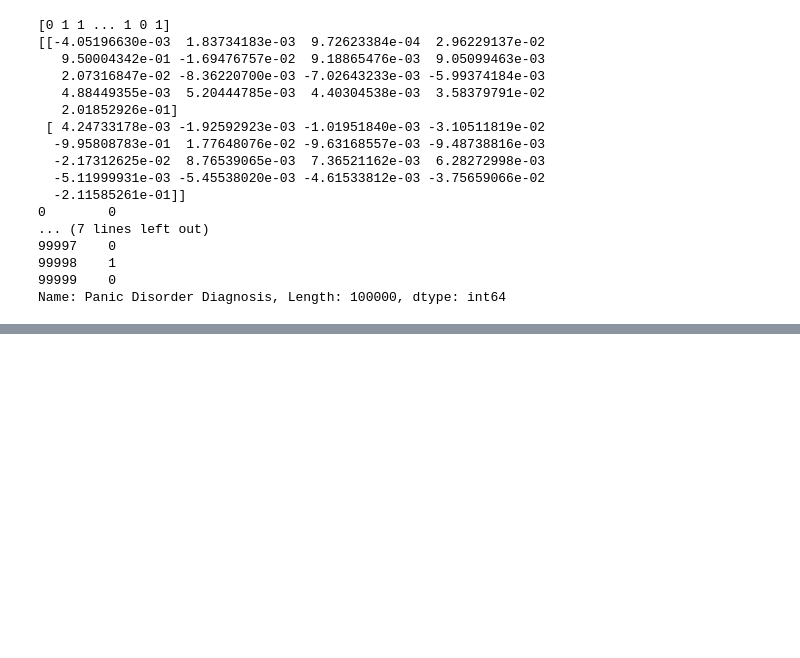
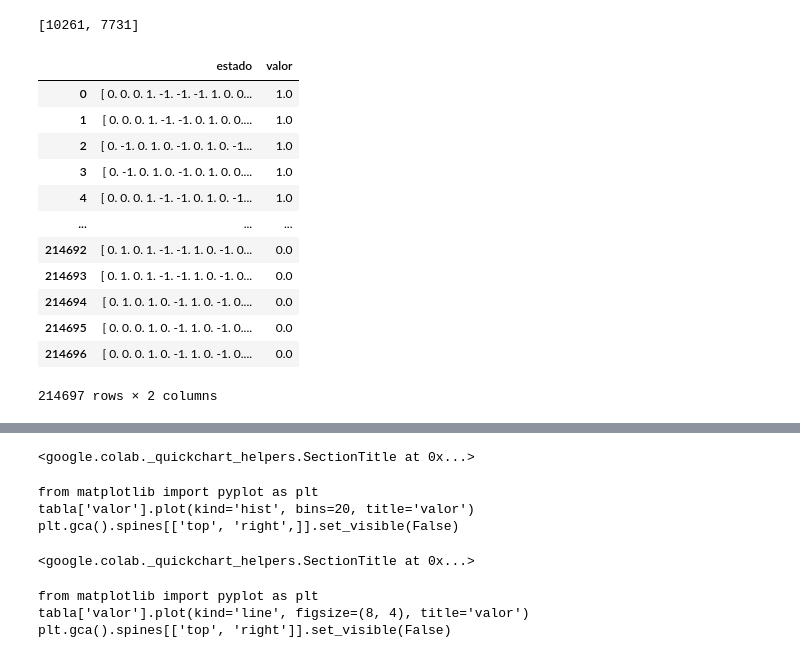
Before and after one commit to GallardoCoriaMarcelo/Laboratorios, a Jupyter notebook: 2do_Parcial.ipynb, the cells around one changed output, grey strips where cells are left out. Cells and saved outputs as stored; diff of their text form; code cells hidden in the pictures; blank space fills up the shorter version.

```diff
--- a/2do_Parcial.ipynb
+++ b/2do_Parcial.ipynb
@@ -266,38 +2,0 @@ print(data_scaled2)
-# %%
-from sklearn.cluster import KMeans
-
-# Definir el número de clusters deseado
-k = 2
-
-# Inicializar el modelo KMeans
-kmeans = KMeans(n_clusters=k, random_state=42)
-
-# Entrenar el modelo (sin utilizar etiquetas de cluster conocidas)
-kmeans.fit(data_scaled2)
-
-# Obtener las etiquetas predichas y los centroides de los clusters
-labels = kmeans.labels_
-centroids = kmeans.cluster_centers_
-
-print(labels)
-print(centroids)
-
-print(dataTest[('Panic Disorder Diagnosis')])
-# %% [output]
-[0 1 1 ... 1 0 1]
-[[-4.05196630e-03  1.83734183e-03  9.72623384e-04  2.96229137e-02
-   9.50004342e-01 -1.69476757e-02  9.18865476e-03  9.05099463e-03
-   2.07316847e-02 -8.36220700e-03 -7.02643233e-03 -5.99374184e-03
-   4.88449355e-03  5.20444785e-03  4.40304538e-03  3.58379791e-02
-   2.01852926e-01]
- [ 4.24733178e-03 -1.92592923e-03 -1.01951840e-03 -3.10511819e-02
-  -9.95808783e-01  1.77648076e-02 -9.63168557e-03 -9.48738816e-03
-  -2.17312625e-02  8.76539065e-03  7.36521162e-03  6.28272998e-03
-  -5.11999931e-03 -5.45538020e-03 -4.61533812e-03 -3.75659066e-02
-  -2.11585261e-01]]
-0        0
-... (7 lines left out)
-99997    0
-99998    1
-99999    0
-Name: Panic Disorder Diagnosis, Length: 100000, dtype: int64
@@ -303,0 +130,30 @@ Name: Panic Disorder Diagnosis, Length: 100000, dtype: int64
+# %%
+agent1 = Agent(prob_exp=0.5)
+agent2 = Agent()
+
+game = Game(agent1, agent2)
+
+game.selfplay(30000)
+# %% [output]
+[10261, 7731]
+# %%
+import pandas as pd
+
+funcion_de_valor = sorted(agent1.value_function.items(), key=lambda kv: kv[1], reverse=True)
+tabla = pd.DataFrame({'estado': [x[0] for x in funcion_de_valor], 'valor': [x[1] for x in funcion_de_valor]})
+
+tabla
+# %% [output]
+|  | estado | valor |
+| 0 | [ 0. 0. 0. 1. -1. -1. -1. 1. 0. 0... | 1.0 |
+| 1 | [ 0. 0. 0. 1. -1. -1. 0. 1. 0. 0.... | 1.0 |
+| 2 | [ 0. -1. 0. 1. 0. -1. 0. 1. 0. -1... | 1.0 |
+| 3 | [ 0. -1. 0. 1. 0. -1. 0. 1. 0. 0.... | 1.0 |
+| 4 | [ 0. 0. 0. 1. -1. -1. 0. 1. 0. -1... | 1.0 |
+| ... | ... | ... |
+| 214692 | [ 0. 1. 0. 1. -1. -1. 1. 0. -1. 0... | 0.0 |
+| 214693 | [ 0. 1. 0. 1. -1. -1. 1. 0. -1. 0... | 0.0 |
+| 214694 | [ 0. 1. 0. 1. 0. -1. 1. 0. -1. 0.... | 0.0 |
+| 214695 | [ 0. 0. 0. 1. 0. -1. 1. 0. -1. 0.... | 0.0 |
+| 214696 | [ 0. 0. 0. 1. 0. -1. 1. 0. -1. 0.... | 0.0 |
+214697 rows × 2 columns
@@ -303,0 +162,8 @@ Name: Panic Disorder Diagnosis, Length: 100000, dtype: int64
+<google.colab._quickchart_helpers.SectionTitle at 0x...>
+from matplotlib import pyplot as plt
+tabla['valor'].plot(kind='hist', bins=20, title='valor')
+plt.gca().spines[['top', 'right',]].set_visible(False)
+<google.colab._quickchart_helpers.SectionTitle at 0x...>
+from matplotlib import pyplot as plt
+tabla['valor'].plot(kind='line', figsize=(8, 4), title='valor')
+plt.gca().spines[['top', 'right']].set_visible(False)
```
Also changed, not shown: parts of 17 cells of this notebook.
